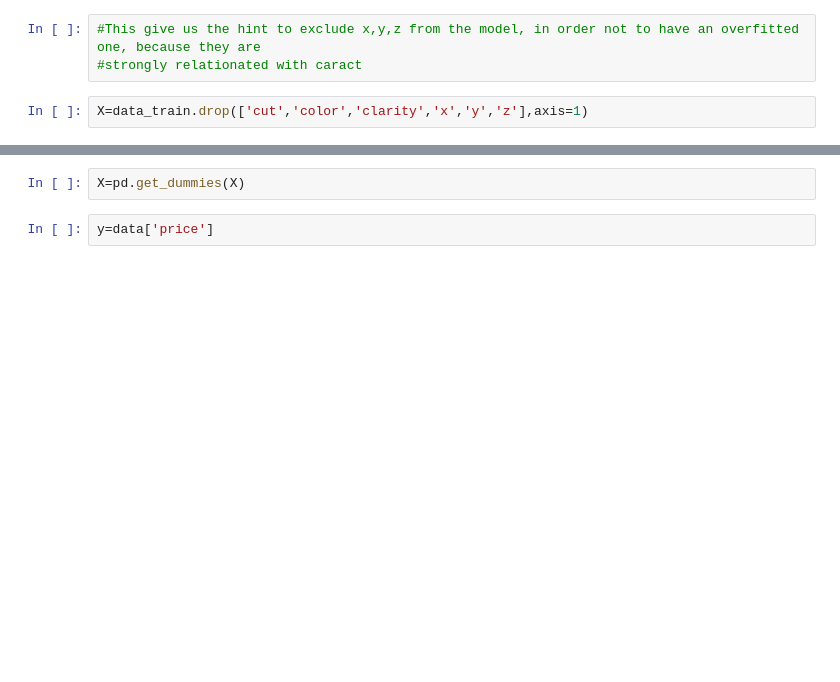
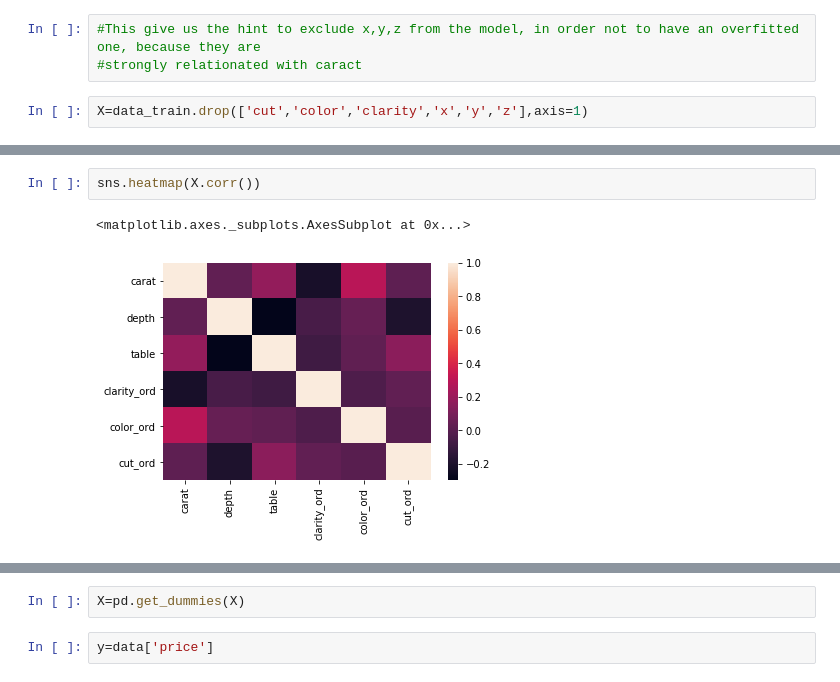
Before and after one commit to silviaherf/diamonds-kaggle-competition, a Jupyter notebook: src/data_cleaning.ipynb, the cells around one changed output, grey strips where cells are left out. Drawn from its saved outputs; the diff is of its cells as text; blank space fills up the shorter version.

```diff
--- a/src/data_cleaning.ipynb
+++ b/src/data_cleaning.ipynb
@@ -180,3 +180,8 @@ X.head()
+# %%
+sns.heatmap(X.corr())
+# %% [output]
+<matplotlib.axes._subplots.AxesSubplot at 0x...>
+[figure, added]
 # %%
 X.columns
 # %% [output]
```
Also changed, not shown: parts of 32 cells of this notebook.
